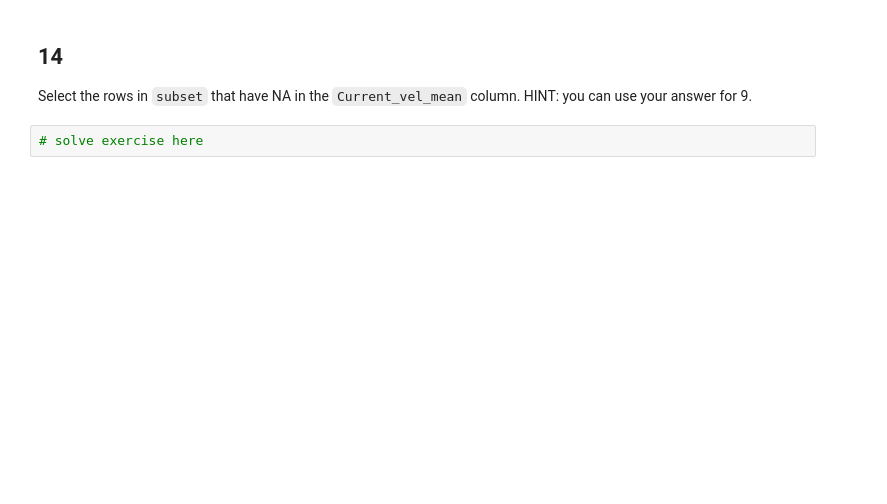
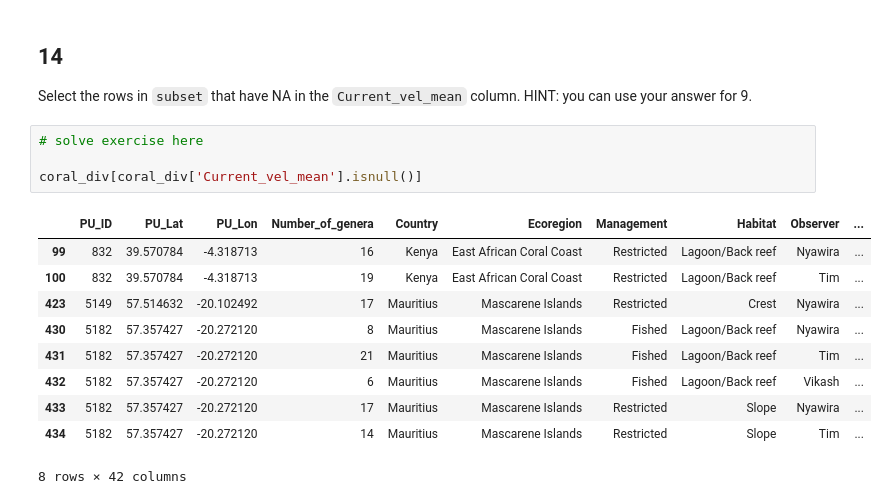
Before and after one commit to kateebeckerr/eds220-hwk-1, a Jupyter notebook: hwk1-task3.ipynb, the cells around one changed output. Drawn from its saved outputs; the diff is of its cells as text; blank space fills up the shorter version.

```diff
--- a/hwk1-task3.ipynb
+++ b/hwk1-task3.ipynb
@@ -290,3 +376,16 @@ Run `subset.isna().any()`. Explain what this code does and what the output repre
 Select the rows in `subset` that have NA in the `Current_vel_mean` column. HINT: you can use your answer for 9.
 # %%
 # solve exercise here
+
+coral_div[coral_div['Current_vel_mean'].isnull()]
+# %% [output]
+|  | PU_ID | PU_Lat | PU_Lon | Number_of_genera | Country | Ecoregion | Management | Habitat | Observer | ... |
+| 99 | 832 | 39.570784 | -4.318713 | 16 | Kenya | East African Coral Coast | Restricted | Lagoon/Back reef | Nyawira | ... |
+| 100 | 832 | 39.570784 | -4.318713 | 19 | Kenya | East African Coral Coast | Restricted | Lagoon/Back reef | Tim | ... |
+| 423 | 5149 | 57.514632 | -20.102492 | 17 | Mauritius | Mascarene Islands | Restricted | Crest | Nyawira | ... |
+| 430 | 5182 | 57.357427 | -20.272120 | 8 | Mauritius | Mascarene Islands | Fished | Lagoon/Back reef | Nyawira | ... |
+| 431 | 5182 | 57.357427 | -20.272120 | 21 | Mauritius | Mascarene Islands | Fished | Lagoon/Back reef | Tim | ... |
+| 432 | 5182 | 57.357427 | -20.272120 | 6 | Mauritius | Mascarene Islands | Fished | Lagoon/Back reef | Vikash | ... |
+| 433 | 5182 | 57.357427 | -20.272120 | 17 | Mauritius | Mascarene Islands | Restricted | Slope | Nyawira | ... |
+| 434 | 5182 | 57.357427 | -20.272120 | 14 | Mauritius | Mascarene Islands | Restricted | Slope | Tim | ... |
+8 rows × 42 columns
```
Also changed, not shown: parts of 14 cells of this notebook.
